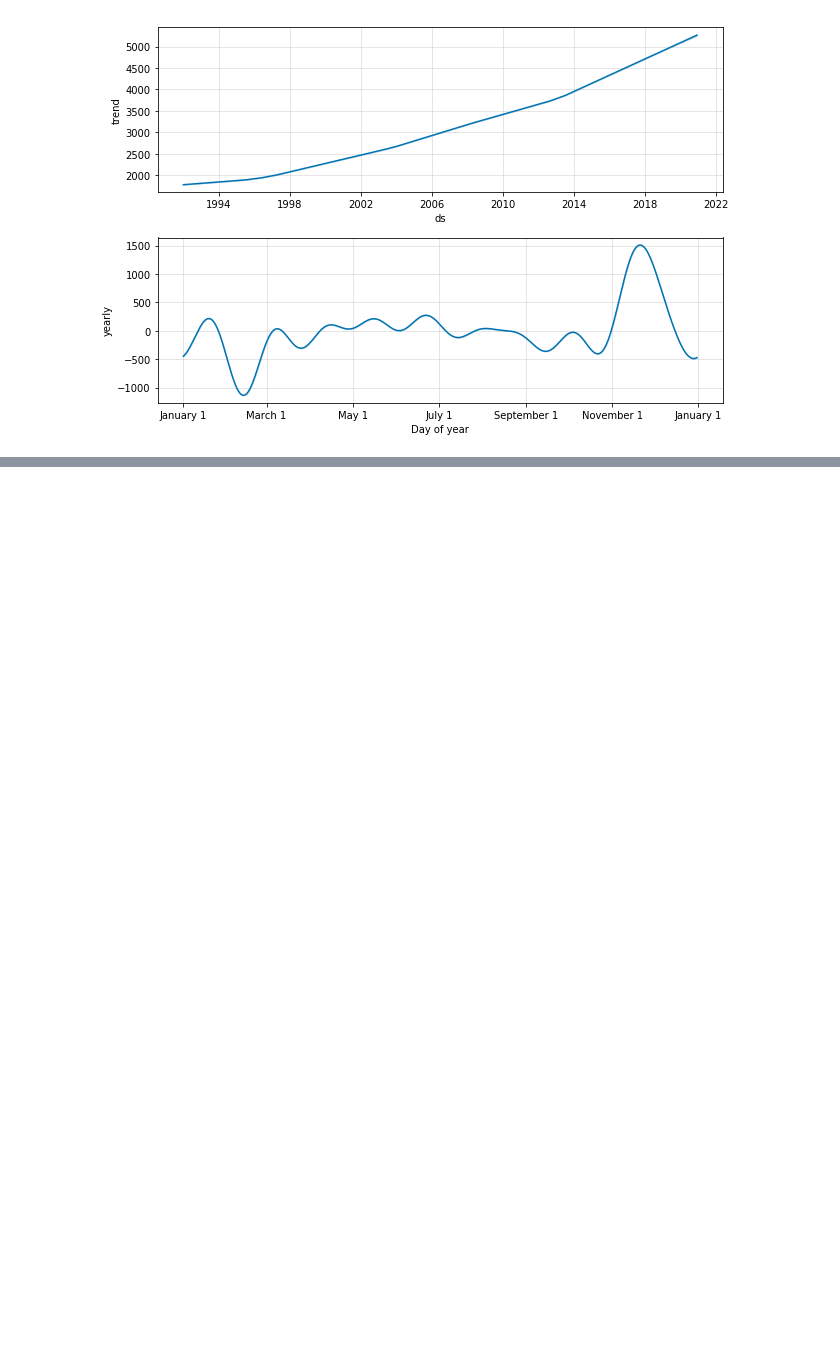
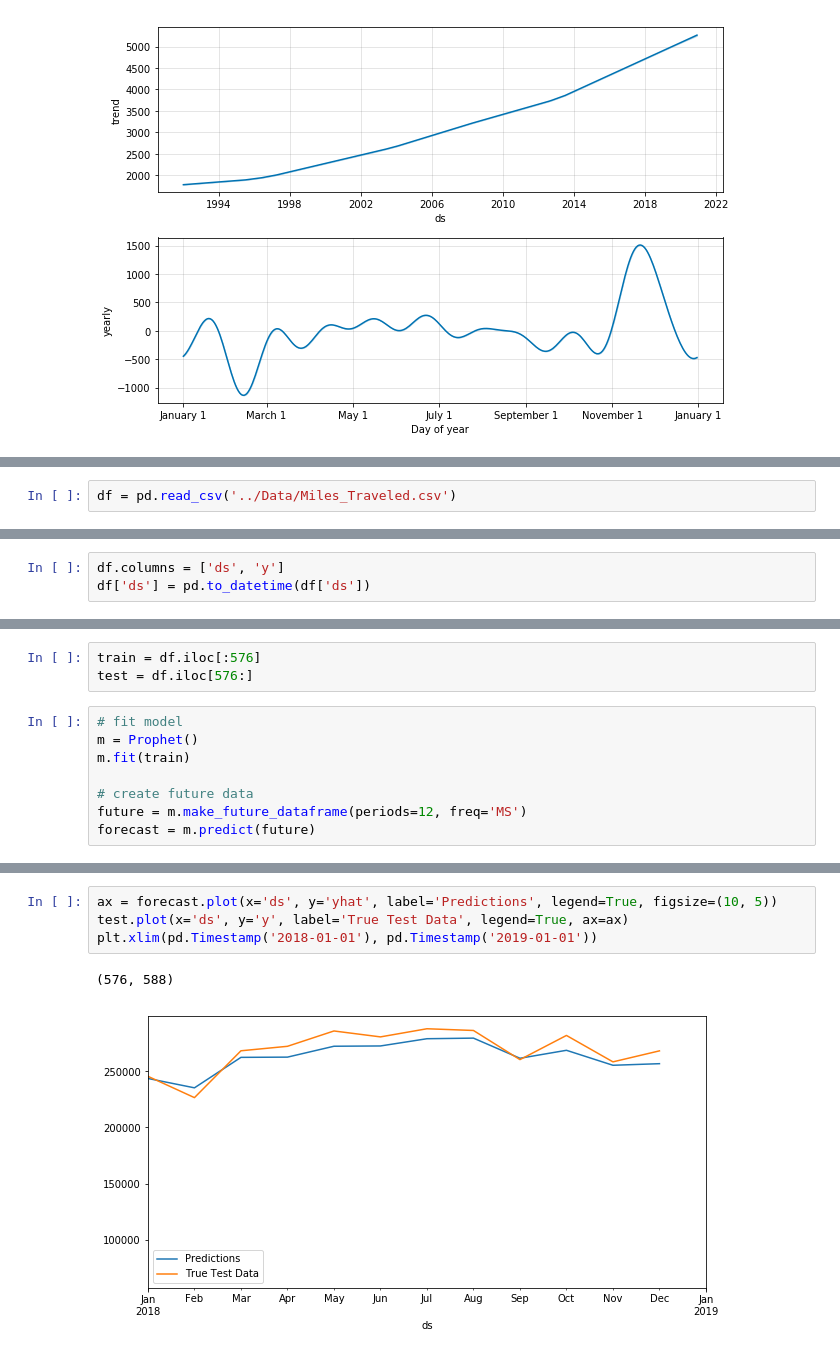
Before and after one commit to mkang32/time-series-analysis, a Jupyter notebook: notebooks/prophet_intro.ipynb, the cells around one changed output, grey strips where cells are left out. Cells and saved outputs as stored; diff of their text form; blank space fills up the shorter version.

```diff
--- a/notebooks/prophet_intro.ipynb
+++ b/notebooks/prophet_intro.ipynb
@@ -153,0 +108,2 @@ m.plot_components(forecast);
+# %%
+df = pd.read_csv('../Data/Miles_Traveled.csv')
@@ -153,0 +122,3 @@ m.plot_components(forecast);
+# %%
+df.columns = ['ds', 'y']
+df['ds'] = pd.to_datetime(df['ds'])
@@ -153,0 +147,11 @@ m.plot_components(forecast);
+# %%
+train = df.iloc[:576]
+test = df.iloc[576:]
+# %%
+# fit model
+m = Prophet()
+m.fit(train)
+
+# create future data
+future = m.make_future_dataframe(periods=12, freq='MS')
+forecast = m.predict(future)
@@ -153,0 +170,7 @@ m.plot_components(forecast);
+# %%
+ax = forecast.plot(x='ds', y='yhat', label='Predictions', legend=True, figsize=(10, 5))
+test.plot(x='ds', y='y', label='True Test Data', legend=True, ax=ax)
+plt.xlim(pd.Timestamp('2018-01-01'), pd.Timestamp('2019-01-01'))
+# %% [output]
+(576, 588)
+[figure, added]
```
Also changed, not shown: parts of 31 cells of this notebook, 1 other file.
